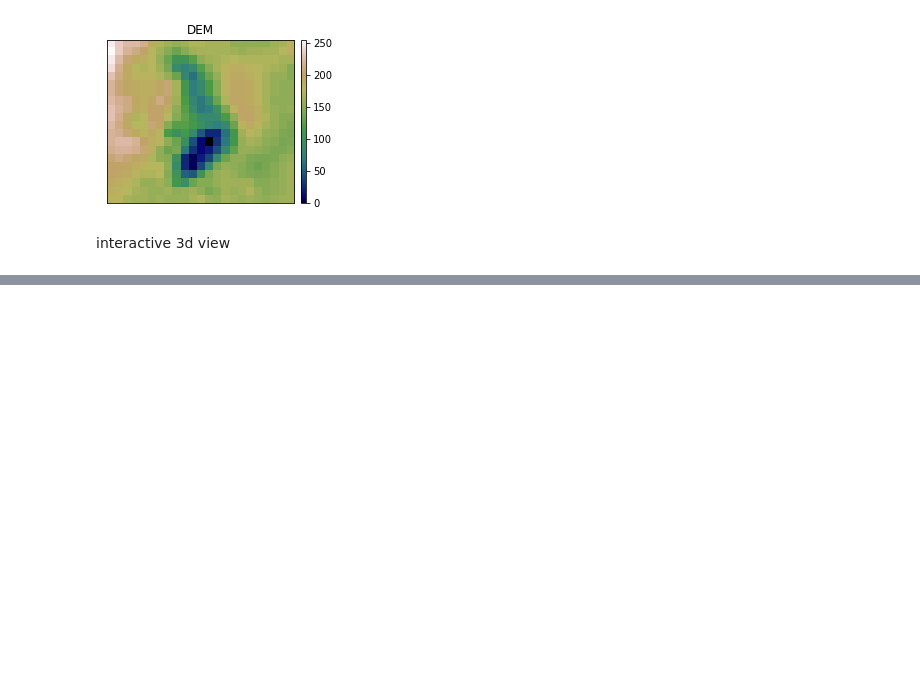
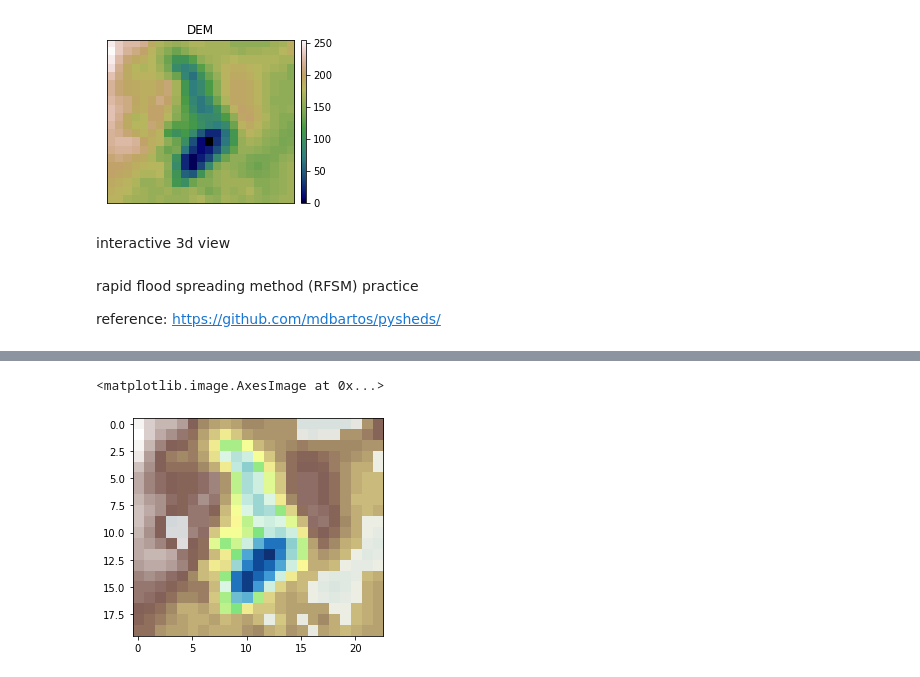
Before and after one commit to fsn1995/Fun-with-Python-for-Geodata, a Jupyter notebook: dataVisualization/georasterVisual.ipynb, the cells around one changed output, grey strips where cells are left out. Saved outputs shown, nothing was run; the diff lists cells and outputs as text; code cells hidden in the pictures; blank space fills up the shorter version.

Commit message:
rfsm with pysheds

```diff
--- a/dataVisualization/georasterVisual.ipynb
+++ b/dataVisualization/georasterVisual.ipynb
@@ -70,3 +70,7 @@ fig.update_traces(contours_z=dict(show=True, usecolormap=True,
 fig.update_layout(title='Reservoir 3d View', autosize=False,height=500,width=800)
 fig.show()
 fig.write_html(r"dataVisualHTML\dem3d.html")
+# %% [markdown]
+rapid flood spreading method (RFSM) practice
+
+reference: https://github.com/mdbartos/pysheds/
@@ -72,0 +83,18 @@ fig.write_html(r"dataVisualHTML\dem3d.html")
+# %%
+src = rasterio.open('raster/waterDEM30m.tif')
+
+from geopyfsn import getxy # personal function
+x, y = getxy(src)
+X, Y = np.meshgrid(x,y)
+
+grid = Grid.from_raster('raster/waterDEM30m.tif', data_name = 'dem')
+dem = grid.view('dem')
+cell_area = np.abs(grid.affine.a * grid.affine.e)
+# Create RFSM instance
+rfsm = RFSM(dem)
+# Apply uniform rainfall to DEM
+input_vol = 1 * cell_area * np.ones(dem.shape)
+waterlevel = rfsm.compute_waterlevel(input_vol)
+plt.imshow(np.where(waterlevel, waterlevel - dem, np.nan), zorder=2, cmap='Blues', alpha=0.8)
+plt.imshow(dem, zorder=1, cmap='terrain')
+# %% [output]
@@ -72,0 +113,2 @@ fig.write_html(r"dataVisualHTML\dem3d.html")
+<matplotlib.image.AxesImage at 0x...>
+[figure, added]
```
Also changed, not shown: parts of 3 cells of this notebook, 4 other files.
